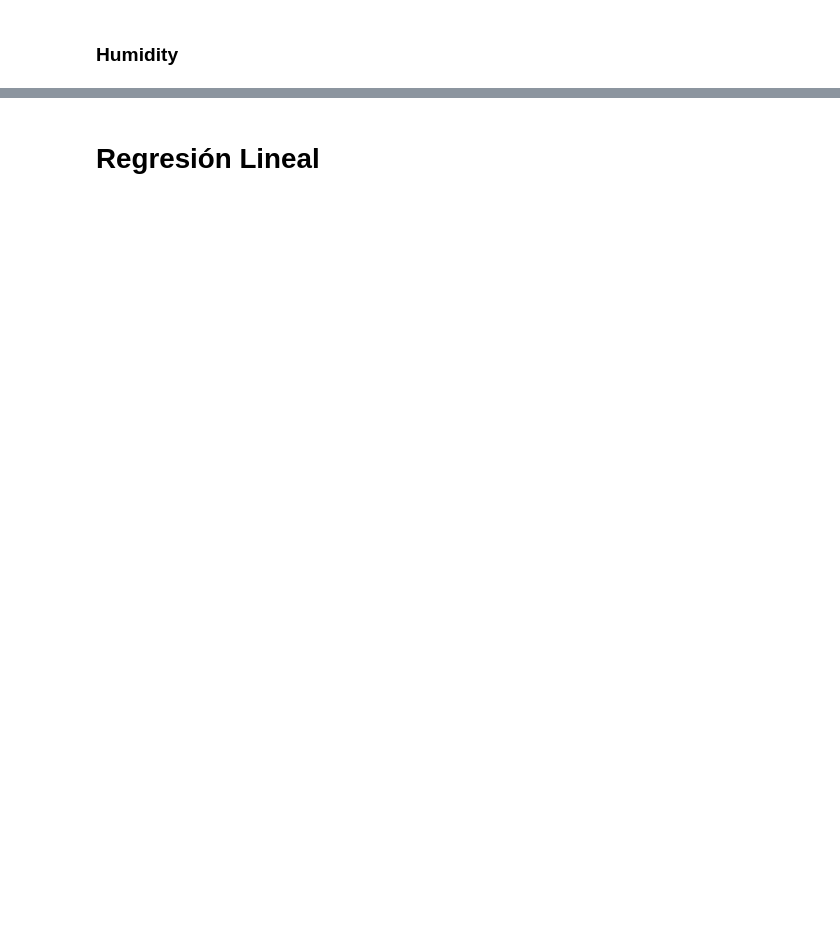
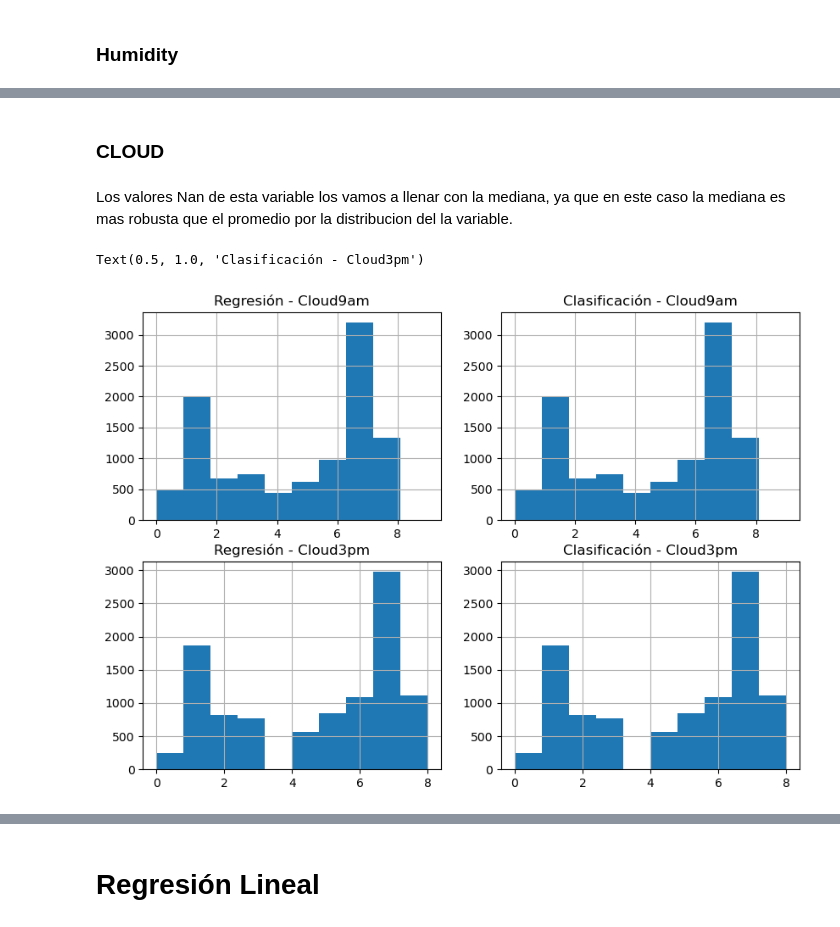
Before and after one commit to Isaiasgaray/aa_1, a Jupyter notebook: notebook_final.ipynb, the cells around one changed output, grey strips where cells are left out. Drawn from its saved outputs; the diff is of its cells as text; code cells hidden in the pictures; blank space fills up the shorter version.

```diff
--- a/notebook_final.ipynb
+++ b/notebook_final.ipynb
@@ -343,0 +473,28 @@ df_clas['Humidity9am'].hist()
+# %%
+df_reg["Pressure9am"].fillna(df_reg["Pressure9am"].mean(), inplace=True)
+df_reg["Pressure3pm"].fillna(df_reg["Pressure3pm"].mean(), inplace=True)
+
+df_clas["Pressure9am"].fillna(df_clas["Pressure9am"].mean(), inplace=True)
+df_clas["Pressure3pm"].fillna(df_clas["Pressure3pm"].mean(), inplace=True)
+# %% [markdown]
+### CLOUD
+# %% [markdown]
+Los valores Nan de esta variable los vamos a llenar con la mediana, ya que en este caso la mediana es mas robusta que el promedio por la distribucion del la variable.
+# %%
+plt.figure(figsize=(10, 7))
+
+plt.subplot(221)
+df_reg['Cloud9am'].hist()
+plt.title('Regresión - Cloud9am')
+plt.subplot(222)
+df_clas['Cloud9am'].hist()
+plt.title('Clasificación - Cloud9am')
+plt.subplot(223)
+df_reg['Cloud3pm'].hist()
+plt.title('Regresión - Cloud3pm')
+plt.subplot(224)
+df_clas['Cloud3pm'].hist()
+plt.title('Clasificación - Cloud3pm')
+# %% [output]
+Text(0.5, 1.0, 'Clasificación - Cloud3pm')
+[figure, added]
```
Also changed, not shown: parts of 80 cells of this notebook.
